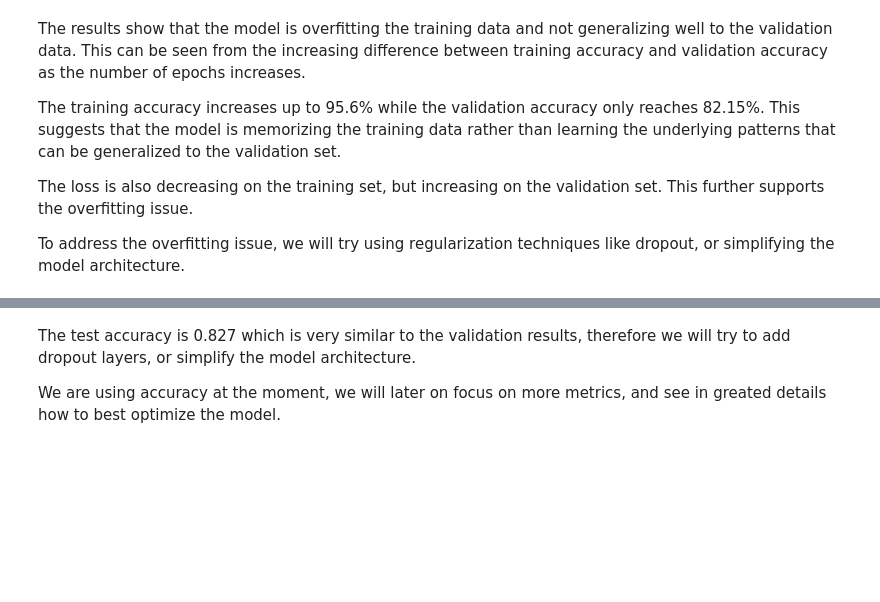
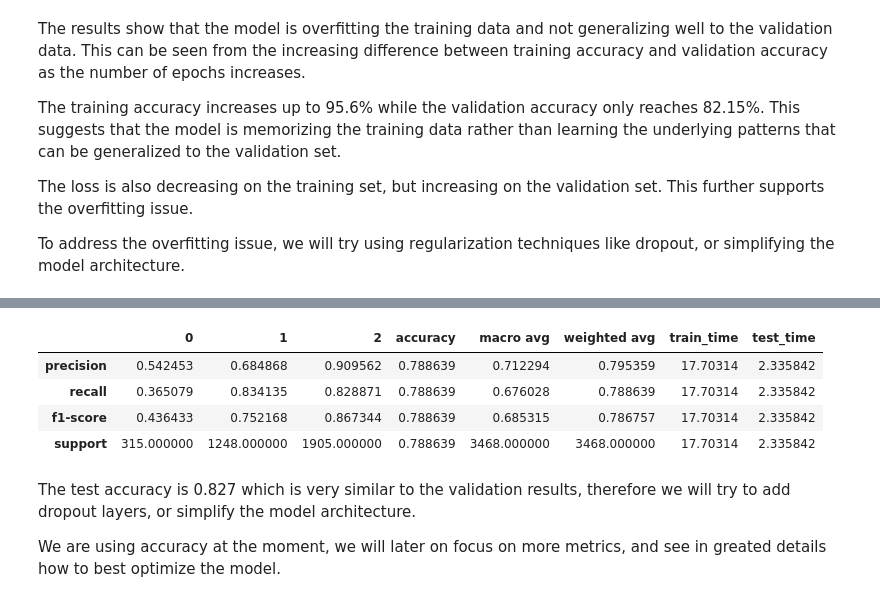
Before and after one commit to r-gg/ml-37, a Jupyter notebook: Exercise 3/lstm-model.ipynb, the cells around one changed output, grey strips where cells are left out. Drawn from its saved outputs; the diff is of its cells as text; code cells hidden in the pictures; blank space fills up the shorter version.

```diff
--- a/Exercise 3/lstm-model.ipynb
+++ b/Exercise 3/lstm-model.ipynb
@@ -133,7 +133,7 @@ X_train_reviews, X_test_reviews, y_train_reviews, y_test_reviews = train_test_sp
 X_train_reviews, X_valid_reviews, y_train_reviews, y_valid_reviews = train_test_split(X_train_reviews,
                                                                                      y_train_reviews,
                                                                                      random_state=42,
-                                                                                     test_size = 0.33)
+                                                                                     test_size = 0.25)
 # %% [markdown]
 ### Splitting ag news into X and y's
 # %% [markdown]
@@ -246,5 +255,3 @@ Trainable params: 256,703
 Non-trainable params: 0
 _________________________________________________________________
 None
-# %%
-model.fit(X_train, y_train, validation_data = (X_valid, y_valid), epochs = 3, batch_size = 100)
@@ -266,10 +266,16 @@ The loss is also decreasing on the training set, but increasing on the validatio
 To address the overfitting issue, we will try using regularization techniques like dropout, or simplifying the model architecture.
 # %%
+# training and predicting
+
+start=time.time()
+model.fit(X_train, y_train)
+end=time.time()
+
+train_time = end - start
+
+start=time.time()
 y_pred = model.predict(X_test)
+end=time.time()
 
-# adjust the y_pred and the y_test
-y_pred = np.argmax(y_pred, axis = 1)
-y_test = np.argmax(y_test, axis = 1)
-
-accuracy_score(y_test,y_pred)
+test_time = end - start
 # %% [output]
@@ -288,0 +283,12 @@ f1_score(y_test,y_pred, average='weighted')
+# %%
+# adjust the y_pred and the y_test
+y_pred = np.argmax(y_pred, axis = 1)
+y_test = np.argmax(y_test, axis = 1)
+
+reviews_m1_results = classification_report(y_test, y_pred, output_dict=True)
+
+reviews_m1_results['train_time'] = train_time
+reviews_m1_results['test_time'] = test_time
+reviews_m1_results = pd.DataFrame.from_dict(reviews_m1_results)
+reviews_m1_results.to_csv('results/lstm/reviews/model_1.csv')
+pickle.dump(model, open('models/lstm/reviews/model_1.sav', 'wb'))
@@ -289,3 +300,11 @@ f1_score(y_test,y_pred, average='weighted')
+# %%
+reviews_m1_results
+# %% [output]
+|  | 0 | 1 | 2 | accuracy | macro avg | weighted avg | train_time | test_time |
+| precision | 0.542453 | 0.684868 | 0.909562 | 0.788639 | 0.712294 | 0.795359 | 17.70314 | 2.335842 |
+| recall | 0.365079 | 0.834135 | 0.828871 | 0.788639 | 0.676028 | 0.788639 | 17.70314 | 2.335842 |
+| f1-score | 0.436433 | 0.752168 | 0.867344 | 0.788639 | 0.685315 | 0.786757 | 17.70314 | 2.335842 |
+| support | 315.000000 | 1248.000000 | 1905.000000 | 0.788639 | 3468.000000 | 3468.000000 | 17.70314 | 2.335842 |
 # %% [markdown]
 The test accuracy is 0.827 which is very similar to the validation results, therefore we will try to add dropout layers, or simplify the model architecture.
 
```
Also changed, not shown: parts of 88 cells of this notebook, 12 other files.
